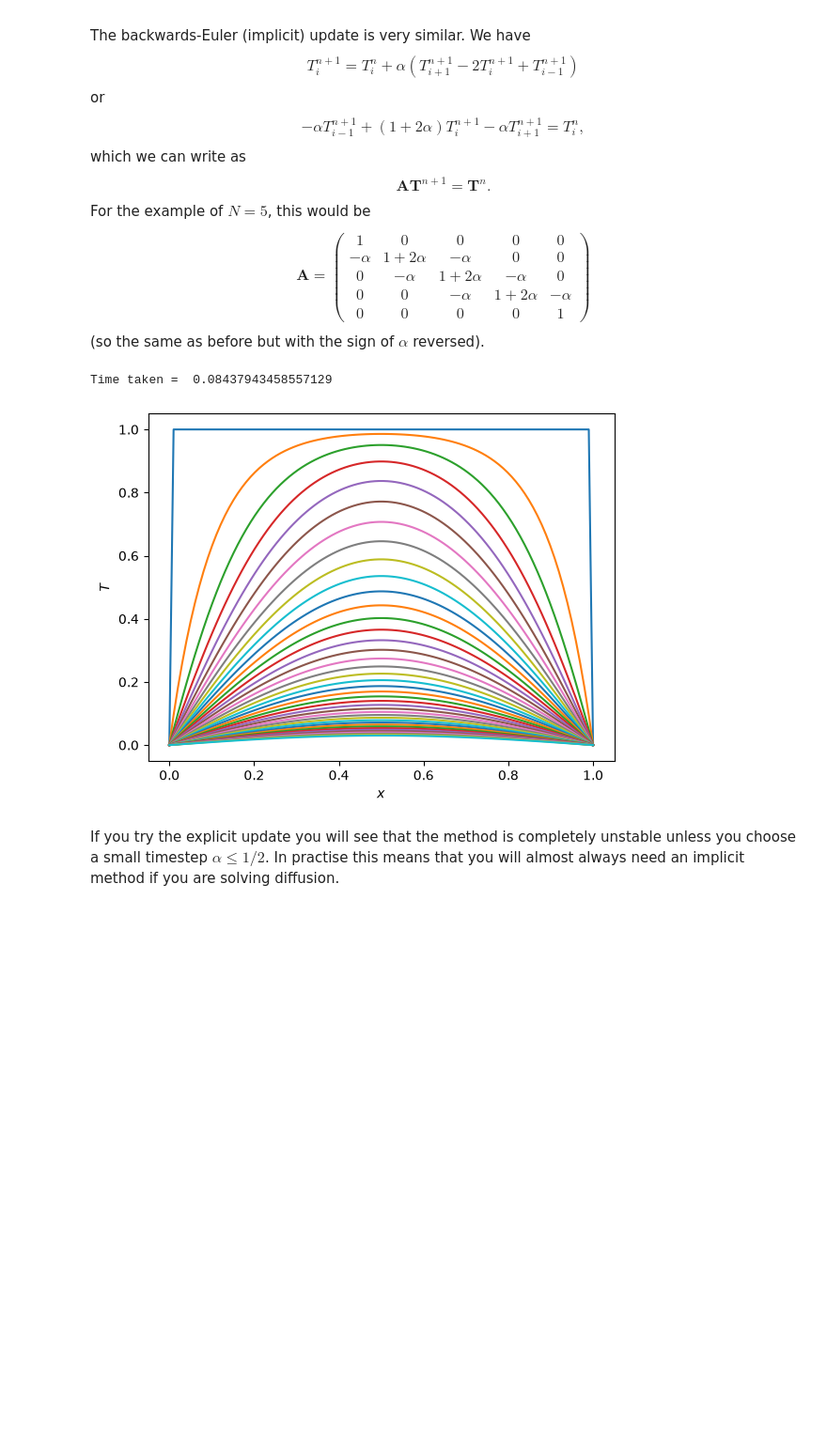
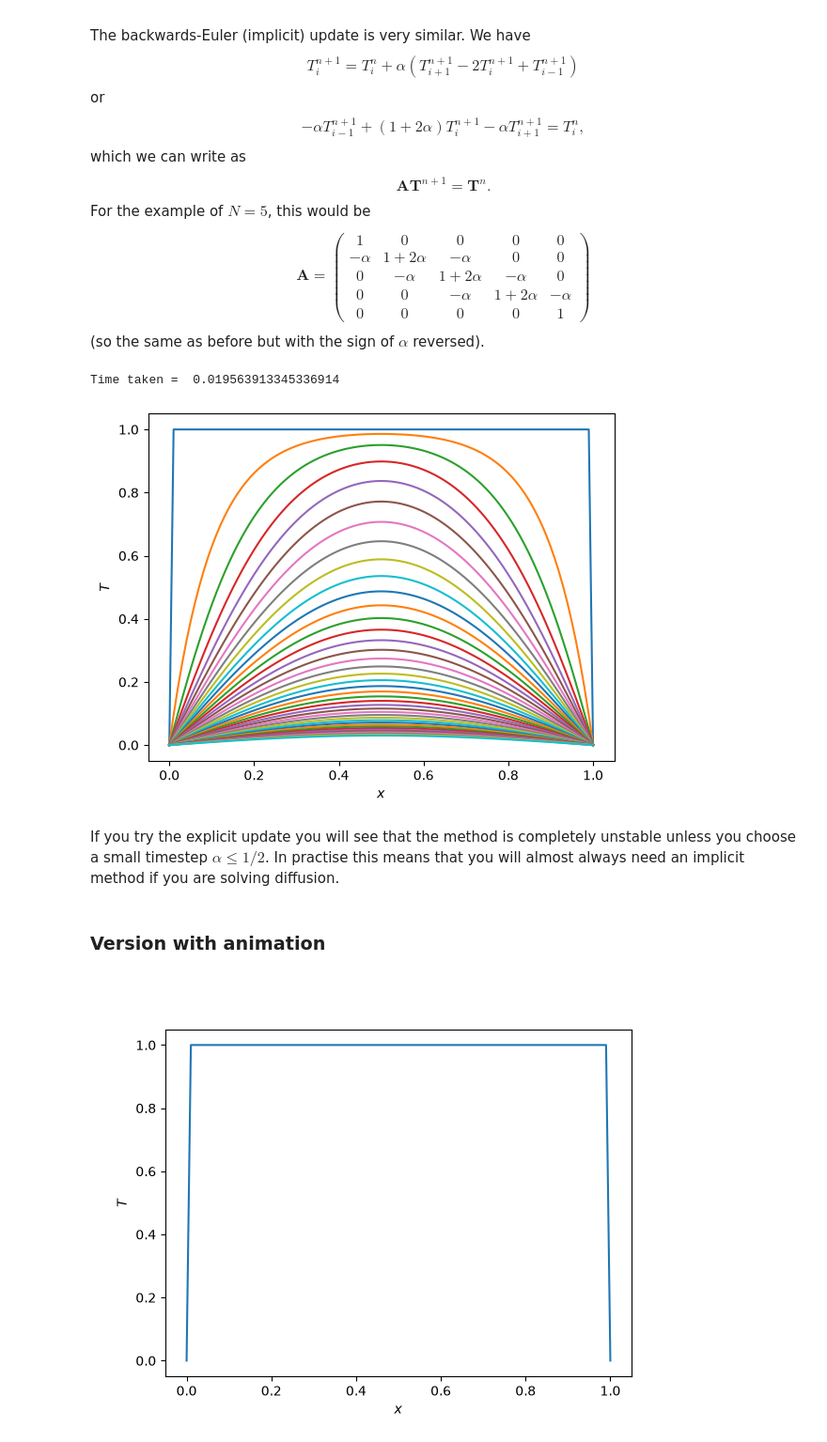
Before and after one commit to andrewcumming/phys512, a Jupyter notebook: solutions_ivp.ipynb, the cells around one changed output. Shown at 94% size. Saved outputs shown, nothing was run; the diff lists cells and outputs as text; code cells hidden in the pictures; blank space fills up the shorter version.

Commit message:
Adds animation to solutions_ivp

```diff
--- a/solutions_ivp.ipynb
+++ b/solutions_ivp.ipynb
@@ -598,24 +616,6 @@ plt.plot(x, T)
 plt.xlabel(r'$x$')
 plt.ylabel(r'$T$')
 
-def calculate_A(alpha,N,banded=False):
-    b = (1+2*alpha) * np.ones(N)
-    a = -alpha * np.ones(N)
-    c = -alpha * np.ones(N)
-    # boundary conditions: the temperatures at the ends are fixed
-    # so we need to adjust the matrix to give T_end^(n+1) = T_end^n
-    # x=0
-    b[0] = 1.0
-    a[1] = 0.0
-    # x=1
-    b[-1] = 1.0
-    c[-2] = 0.0
-    # construct the matrix
-    if banded:
-        return np.vstack((a,b,c))
-    else:
-        return np.diag(b, k=0) + np.diag(a[1:], k=1) + np.diag(c[:-1], k=-1)
-
 # calculate the implicit and explicit updates, they differ by the sign of alpha
 Aexp = calculate_A(-alpha,N)
 Aimp = calculate_A(alpha, N, banded=banded)
@@ -641,7 +641,66 @@ for i in range(1,nsteps):
 print('Time taken = ', time.time()-t0)
 plt.show()
 # %% [output]
-Time taken =  0.08437943458557129
+Time taken =  0.019563913345336914
 [figure]
 # %% [markdown]
 If you try the explicit update you will see that the method is completely unstable unless you choose a small timestep $\alpha\leq 1/2$. In practise this means that you will almost always need an implicit method if you are solving diffusion.
+# %% [markdown]
+### Version with animation
+# %%
+%matplotlib widget
+# you may need to 'pip install ipympl' to get the animation to work
+from matplotlib.animation import FuncAnimation
+
+N = 100 # number of grid points
+x = np.linspace(0, 1, N)
+
+alpha = 10
+nsteps = 100
+banded = False
+
+# Initial profile has T=1 everywhere except T=0 at the boundaries
+T = np.ones(N)
+
+# or a centered Gaussian
+#sig = 0.04
+#T = np.exp(-(x-0.5)**2 /(2*sig**2))
+
+# boundaries
+T[0] = 0.0
+T[-1] = 0.0
+
+plt.close()
+fig, ax = plt.subplots()
+dat, = ax.plot(x, T)
+plt.xlabel(r'$x$')
+plt.ylabel(r'$T$')
+
+# calculate the implicit and explicit updates, they differ by the sign of alpha
+Aexp = calculate_A(-alpha,N)
+Aimp = calculate_A(alpha, N, banded=banded)
+
+def update(k):
+    global banded, Aimp, Aexp, T
+
+    if banded:
+        # implicit with banded solver
+        T = scipy.linalg.solve_banded((1,1), Aimp, T)
+    else:
+        # the implicit update:
+        # for a fair comparison with the banded solver, we're doing
+        # this matrix inversion inside the loop, but we could take it outside
+        # since Ainv is a constant matrix, so we just need to do it once
+        Ainv = np.linalg.inv(Aimp)
+        T = Ainv@T
+
+    # the explicit update:
+    #T = Aexp@T
+    dat.set_ydata(T)
+    ax.set_title('Step %d' % (k,))
+    return dat,
+
+ani = FuncAnimation(fig, update, frames=100, interval=10, repeat=False)
+plt.show()
+# %% [output]
+[figure, added]
```
Also changed, not shown: parts of 1 cell of this notebook.
